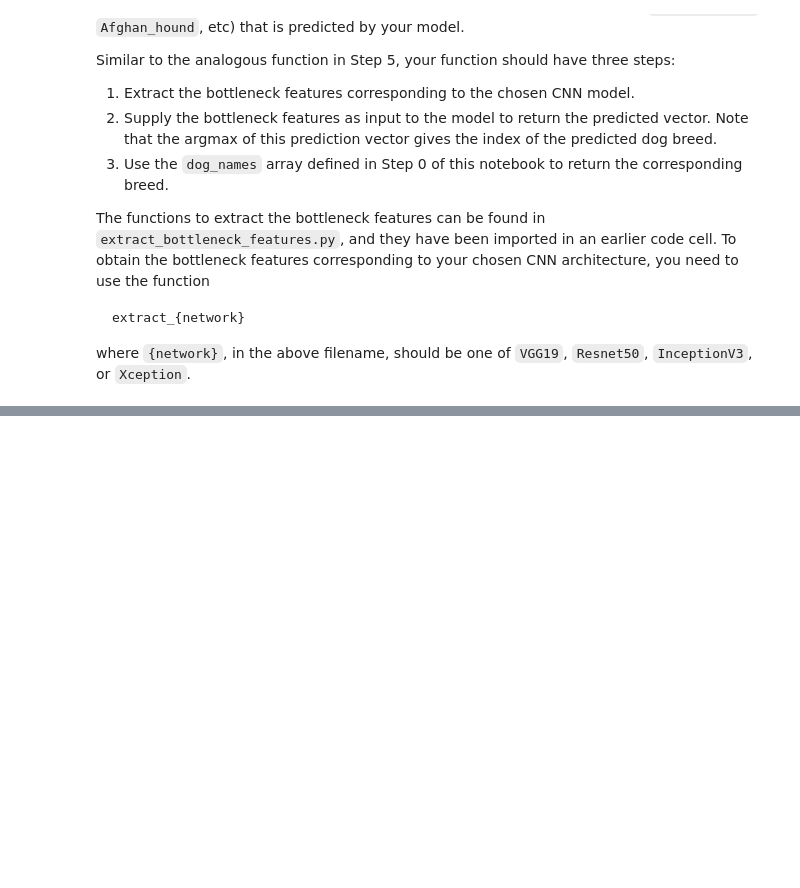
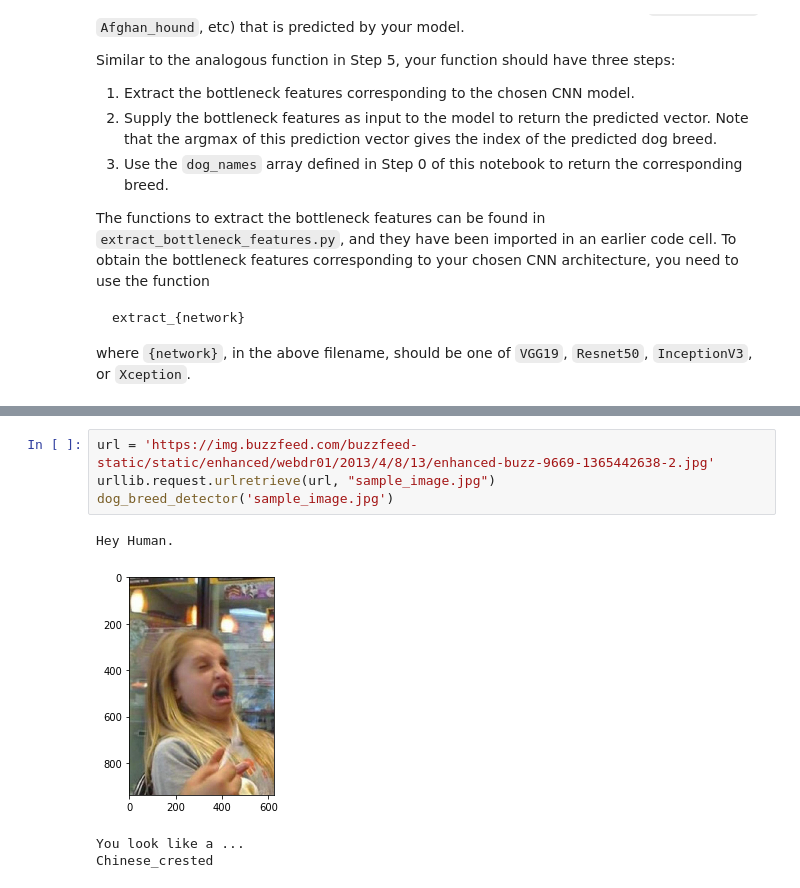
Before and after one commit to anilrajgr/dog-project, a Jupyter notebook: dog_app.ipynb, the cells around one changed output, grey strips where cells are left out. Saved outputs shown, nothing was run; the diff lists cells and outputs as text; blank space fills up the shorter version.

```diff
--- a/dog_app.ipynb
+++ b/dog_app.ipynb
@@ -821,0 +930,9 @@ __Answer:__
+# %%
+url = 'https://img.buzzfeed.com/buzzfeed-static/static/enhanced/webdr01/2013/4/8/13/enhanced-buzz-9669-1365442638-2.jpg'
+urllib.request.urlretrieve(url, "sample_image.jpg")
+dog_breed_detector('sample_image.jpg')
+# %% [output]
+Hey Human.
+[figure, added]
+You look like a ...
+Chinese_crested
```
Also changed, not shown: parts of 22 cells of this notebook.
